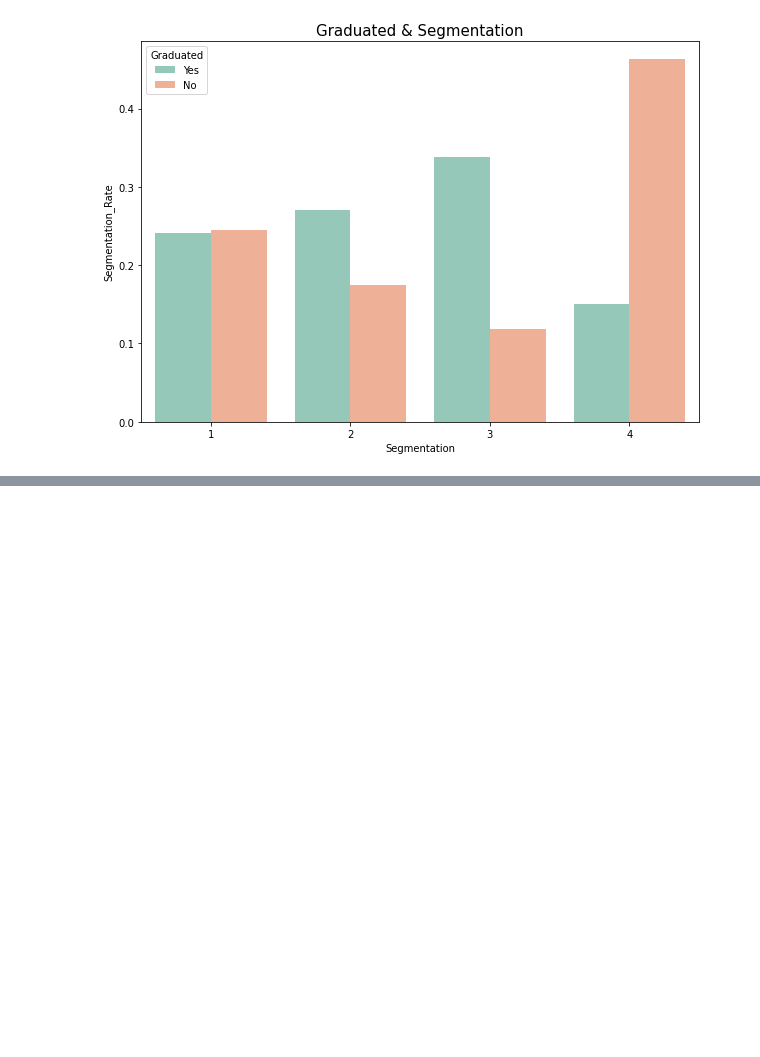
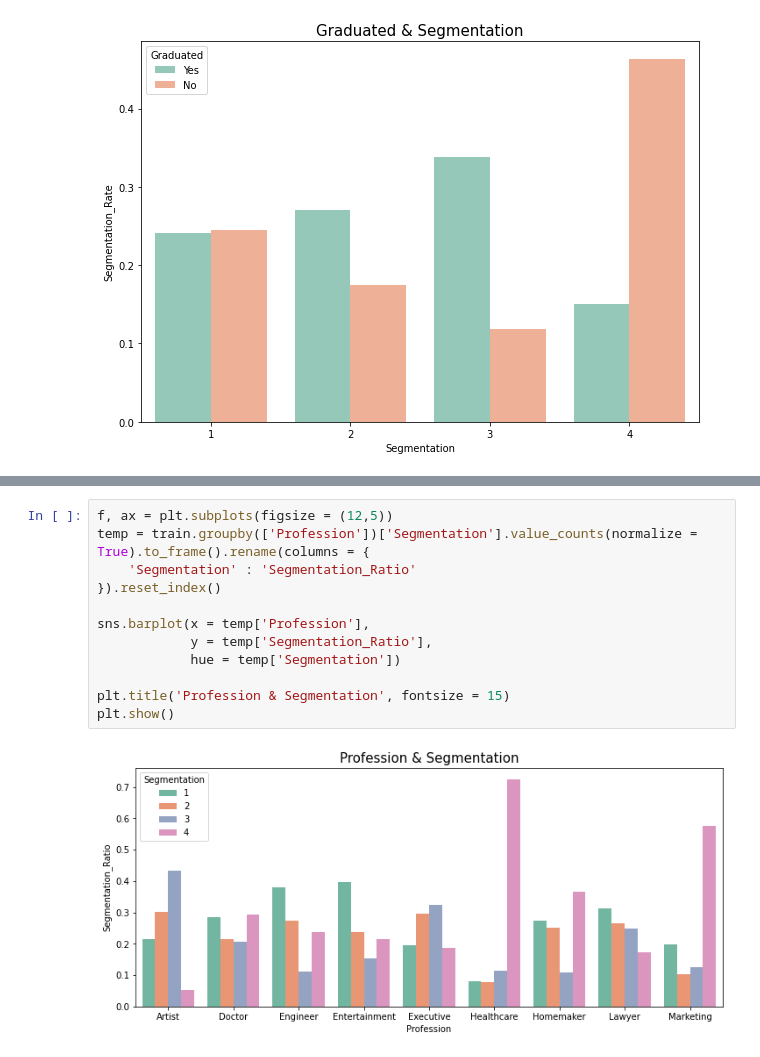
Before and after one commit to 0001010/BDAE_Certificate, a Jupyter notebook: Kaggle_practice/유형2/4회 기출 유형2.ipynb, the cells around one changed output, grey strips where cells are left out. Cells and saved outputs as stored; diff of their text form; blank space fills up the shorter version.

```diff
--- a/Kaggle_practice/유형2/4회 기출 유형2.ipynb
+++ b/Kaggle_practice/유형2/4회 기출 유형2.ipynb
@@ -124,0 +149,14 @@ plt.show()
+# %%
+f, ax = plt.subplots(figsize = (12,5))
+temp = train.groupby(['Profession'])['Segmentation'].value_counts(normalize = True).to_frame().rename(columns = {
+    'Segmentation' : 'Segmentation_Ratio'
+}).reset_index()
+
+sns.barplot(x = temp['Profession'],
+            y = temp['Segmentation_Ratio'],
+            hue = temp['Segmentation'])
+
+plt.title('Profession & Segmentation', fontsize = 15)
+plt.show()
+# %% [output]
+[figure, added]
```
Also changed, not shown: parts of 18 cells of this notebook, 1 other file.
